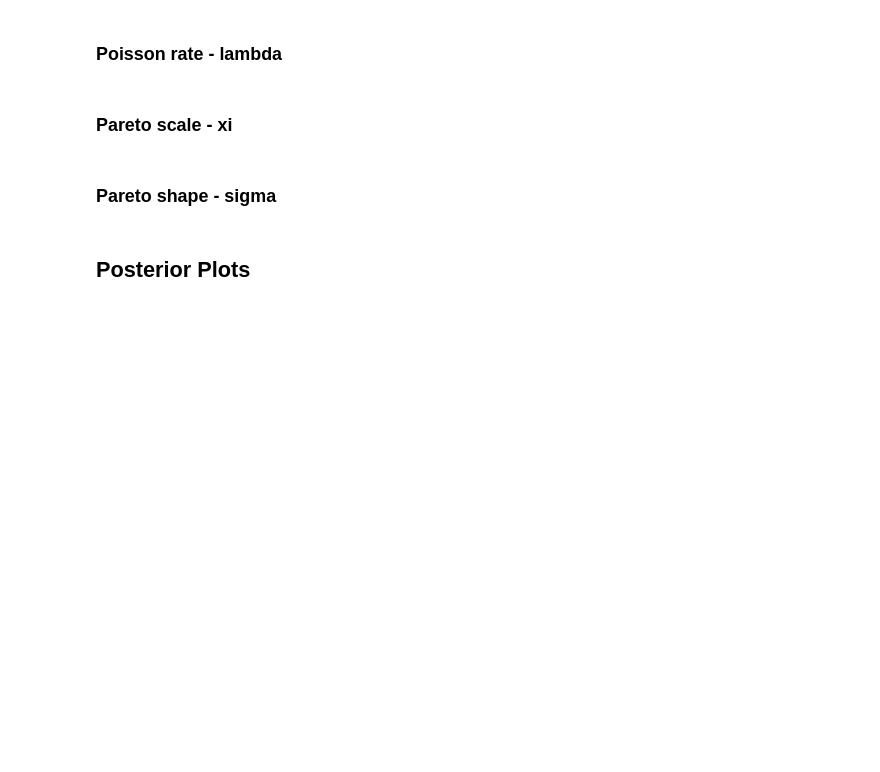
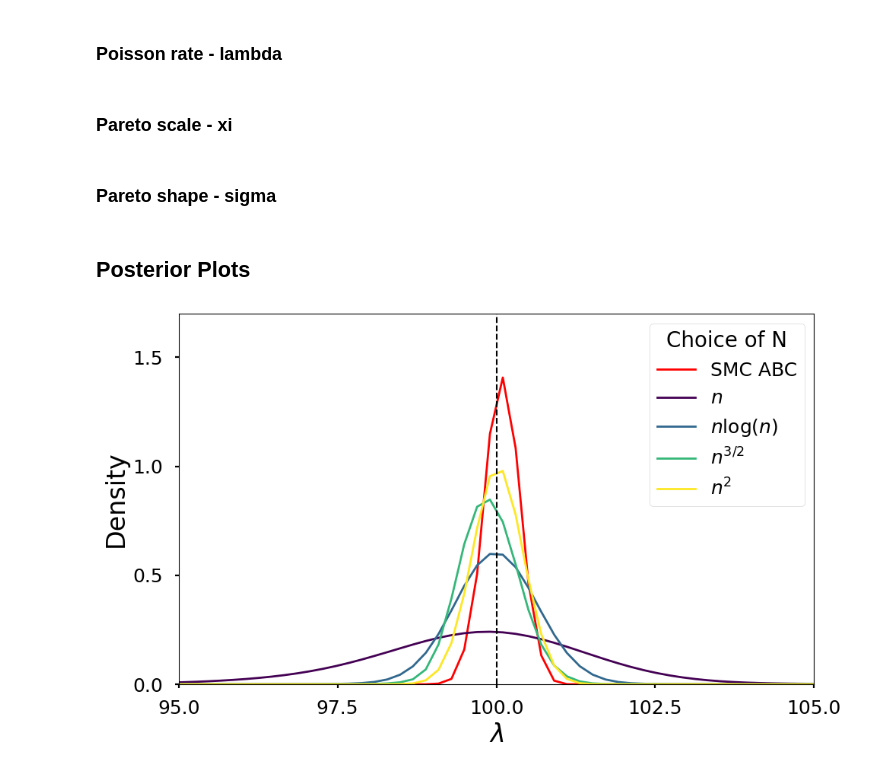
Before and after one commit to RyanJafefKelly/npe_convergence, a Jupyter notebook: notebooks/stereological_plots.ipynb, the cells around one changed output. Drawn from its saved outputs; the diff is of its cells as text; code cells hidden in the pictures; blank space fills up the shorter version.

```diff
--- a/notebooks/stereological_plots.ipynb
+++ b/notebooks/stereological_plots.ipynb
@@ -165,3 +169,58 @@ for n_obs in n_obs_list:
     plt.close()
 # %% [markdown]
 ## Posterior Plots
+# %%
+n_sims = ["1000", "6907", "31622", "1000000"]
+n_sims_label = [r'$n$', r'$n \log(n)$', r'$n^{3/2}$', r'$n^2$']
+
+# Plotting
+plt.figure(figsize=(10, 6))  # Set figure size for better readability
+bins = None
+plt.xlim([90, 110])
+colors = plt.cm.viridis(np.linspace(0, 1, len(n_sims)))  # Use a perceptually uniform colormap
+
+with open("../res/stereological_smc_abc/npe_n_obs_1000_n_sims_None_seed_1_max_iter_9/adaptive_smc_samples.pkl", 'rb') as file:
+    posterior_samples = pkl.load(file)
+    rate_samples = posterior_samples[:, 2]
+    kde = gaussian_kde(rate_samples.ravel())
+    xs = np.linspace(90, 110, 100)
+    plt.plot(xs, kde(xs), label="SMC ABC", color="red", linewidth=2)
+
+for ii, (n_sim, color) in enumerate(zip(n_sims, colors)):
+    file_name = f"../res/stereological/npe_n_obs_1000_n_sims_{str(n_sim)}_seed_1/posterior_samples.pkl"
+    try:
+        with open(file_name, 'rb') as file:
+            posterior_samples = pkl.load(file)
+            rate_samples = posterior_samples[:, 0]
+            kde = gaussian_kde(rate_samples.ravel())
+            xs = np.linspace(90, 110, 100)
+            plt.plot(xs, kde(xs), label=n_sims_label[ii], color=color, linewidth=2)
+    except FileNotFoundError as e:
+        print(e)
+
+
+# Add vertical line with improved style
+plt.axvline(100, color="black", linestyle="--", linewidth=1.5)
+
+# Aesthetics improvements
+plt.xlim(95, 105)
+plt.ylim(0, 1.7)
+custom_ticks_x = [95, 97.5, 100, 102.5, 105]  # Endpoints, quarters, and middle
+plt.xticks(custom_ticks_x)
+
+custom_ticks_y = [0, 0.5, 1, 1.5]  # Endpoints, quarters, and middle
+plt.yticks(custom_ticks_y)
+
+plt.xlabel(r'$\lambda$', fontsize=24)
+plt.ylabel('Density', fontsize=24)
+# plt.title('Posterior Distributions for Different $n_{\text{sim}}$', fontsize=16)
+plt.legend(fontsize=18, title="Choice of N", title_fontsize=20)
+plt.tick_params(axis='both', which='major', labelsize=18)
+
+# Use a style for better presentation (optional)
+plt.style.use('seaborn-v0_8-poster')  # or 'ggplot', 'seaborn-darkgrid', etc.
+
+plt.tight_layout()
+plt.savefig("plots/stereo_lambda_posterior.pdf")
+# %% [output]
+[figure, added]
```
Also changed, not shown: parts of 7 cells of this notebook, 4 other files.
